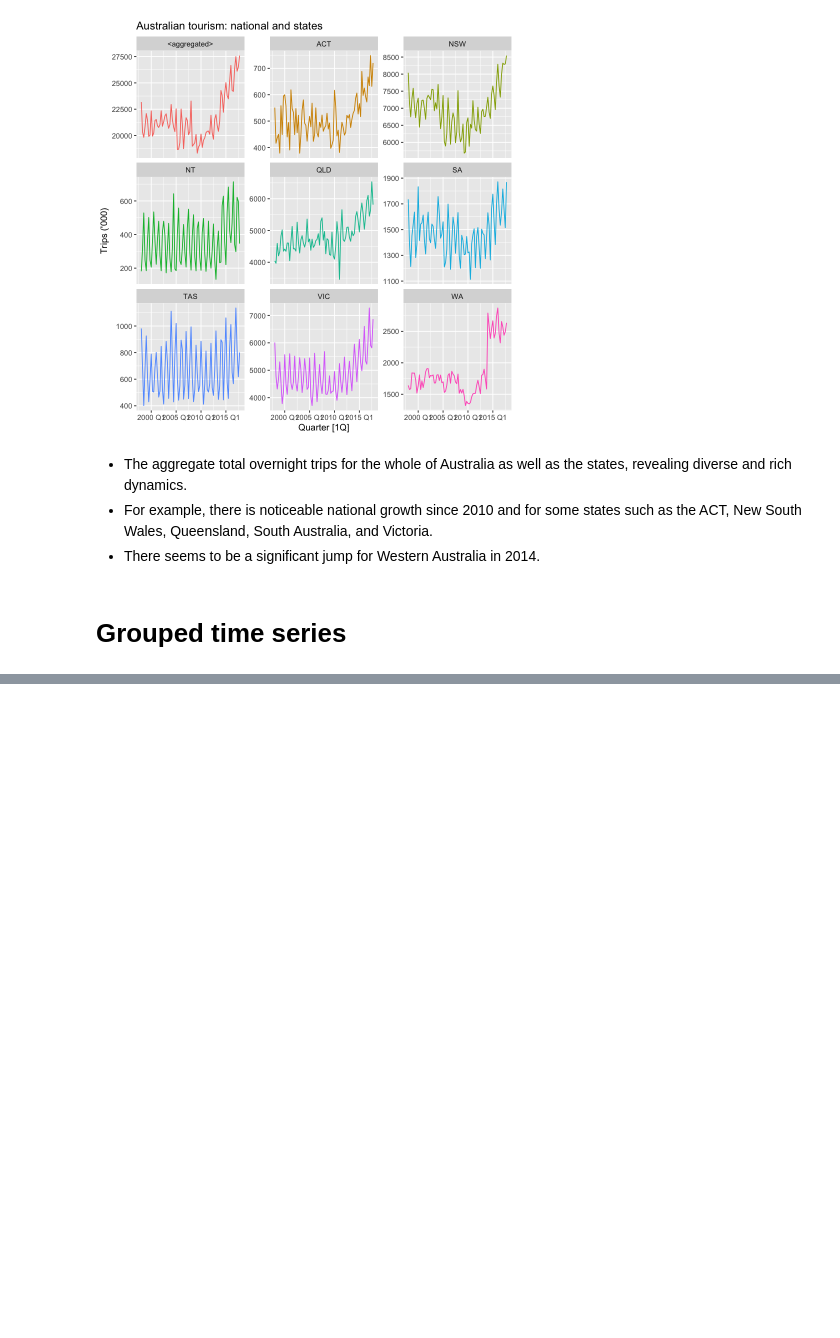
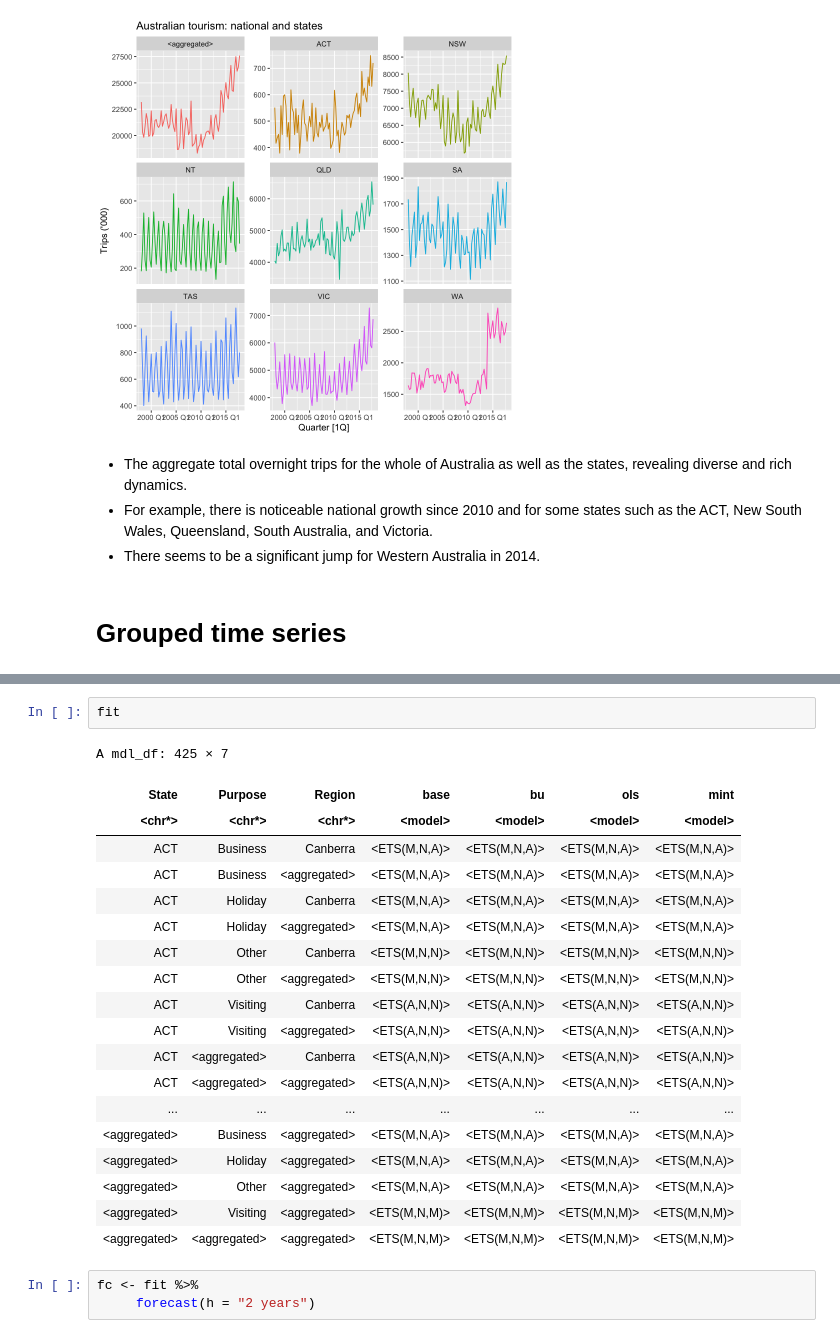
Before and after one commit to peterpaz/Forecasting_PrinciplesandPractice, a Jupyter notebook: 11_ForecastingHierarchical/11_Forecasting_hierarchical_and_grouped_time_series.ipynb, the cells around one changed output, grey strips where cells are left out. Saved outputs shown, nothing was run; the diff lists cells and outputs as text; blank space fills up the shorter version.

```diff
--- a/11_ForecastingHierarchical/11_Forecasting_hierarchical_and_grouped_time_series.ipynb
+++ b/11_ForecastingHierarchical/11_Forecasting_hierarchical_and_grouped_time_series.ipynb
@@ -151,0 +504,25 @@ tourism_hts %>%
+# %%
+fit
+# %% [output]
+A mdl_df: 425 × 7
+| State | Purpose | Region | base | bu | ols | mint |
+| <chr*> | <chr*> | <chr*> | <model> | <model> | <model> | <model> |
+| ACT | Business | Canberra | <ETS(M,N,A)> | <ETS(M,N,A)> | <ETS(M,N,A)> | <ETS(M,N,A)> |
+| ACT | Business | <aggregated> | <ETS(M,N,A)> | <ETS(M,N,A)> | <ETS(M,N,A)> | <ETS(M,N,A)> |
+| ACT | Holiday | Canberra | <ETS(M,N,A)> | <ETS(M,N,A)> | <ETS(M,N,A)> | <ETS(M,N,A)> |
+| ACT | Holiday | <aggregated> | <ETS(M,N,A)> | <ETS(M,N,A)> | <ETS(M,N,A)> | <ETS(M,N,A)> |
+| ACT | Other | Canberra | <ETS(M,N,N)> | <ETS(M,N,N)> | <ETS(M,N,N)> | <ETS(M,N,N)> |
+| ACT | Other | <aggregated> | <ETS(M,N,N)> | <ETS(M,N,N)> | <ETS(M,N,N)> | <ETS(M,N,N)> |
+| ACT | Visiting | Canberra | <ETS(A,N,N)> | <ETS(A,N,N)> | <ETS(A,N,N)> | <ETS(A,N,N)> |
+| ACT | Visiting | <aggregated> | <ETS(A,N,N)> | <ETS(A,N,N)> | <ETS(A,N,N)> | <ETS(A,N,N)> |
+| ACT | <aggregated> | Canberra | <ETS(A,N,N)> | <ETS(A,N,N)> | <ETS(A,N,N)> | <ETS(A,N,N)> |
+| ACT | <aggregated> | <aggregated> | <ETS(A,N,N)> | <ETS(A,N,N)> | <ETS(A,N,N)> | <ETS(A,N,N)> |
+| ... | ... | ... | ... | ... | ... | ... |
+| <aggregated> | Business | <aggregated> | <ETS(M,N,A)> | <ETS(M,N,A)> | <ETS(M,N,A)> | <ETS(M,N,A)> |
+| <aggregated> | Holiday | <aggregated> | <ETS(M,N,A)> | <ETS(M,N,A)> | <ETS(M,N,A)> | <ETS(M,N,A)> |
+| <aggregated> | Other | <aggregated> | <ETS(M,N,A)> | <ETS(M,N,A)> | <ETS(M,N,A)> | <ETS(M,N,A)> |
+| <aggregated> | Visiting | <aggregated> | <ETS(M,N,M)> | <ETS(M,N,M)> | <ETS(M,N,M)> | <ETS(M,N,M)> |
+| <aggregated> | <aggregated> | <aggregated> | <ETS(M,N,M)> | <ETS(M,N,M)> | <ETS(M,N,M)> | <ETS(M,N,M)> |
+# %%
+fc <- fit %>%
+     forecast(h = "2 years")
```
Also changed, not shown: parts of 40 cells of this notebook, 3 other files.
